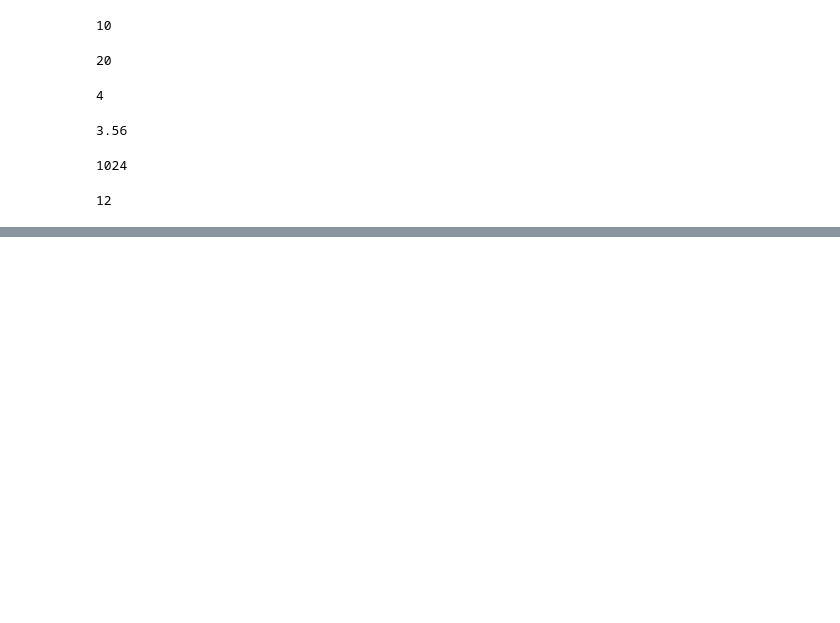
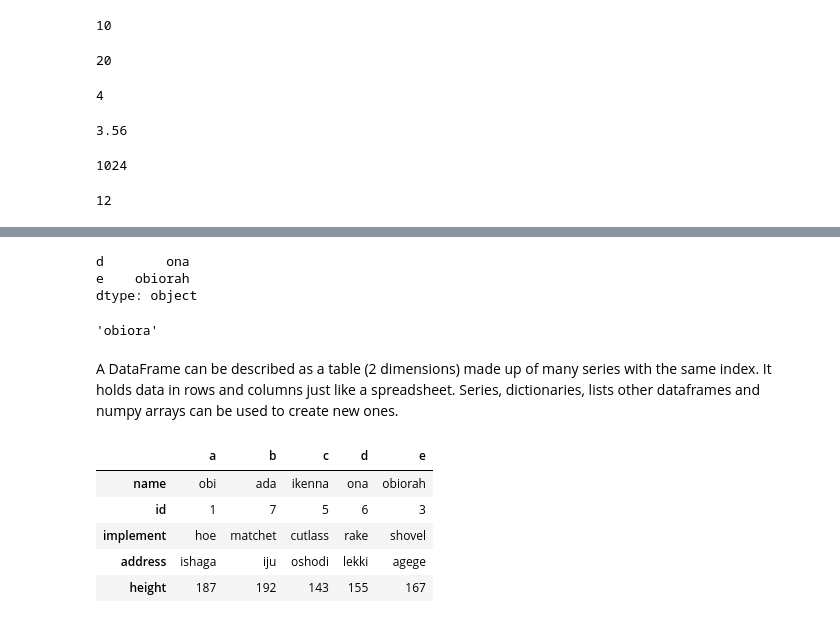
Before and after one commit to ndcharles/SGA08_DATASCI, a Jupyter notebook: Learning_.ipynb, the cells around one changed output, grey strips where cells are left out. Drawn from its saved outputs; the diff is of its cells as text; code cells hidden in the pictures; blank space fills up the shorter version.

```diff
--- a/Learning_.ipynb
+++ b/Learning_.ipynb
@@ -207,0 +425,28 @@ len('mathem atics')
+# %%
+new1[3:]
+# %% [output]
+d        ona
+e    obiorah
+dtype: object
+# %%
+new['d']
+# %% [output]
+'obiora'
+# %% [markdown]
+A DataFrame can be described as a table (2 dimensions) made up of many series with the same index. It holds data in rows and columns just like a spreadsheet. Series, dictionaries, lists other dataframes and numpy arrays can be used to create new ones.
+# %%
+df = [['obi', 'ada', 'ikenna', 'ona', 'obiorah'],
+      [1, 7, 5, 6, 3], ['hoe', 'matchet', 'cutlass', 'rake', 'shovel'],
+      ['ishaga', 'iju', 'oshodi', 'lekki', 'agege'], [187, 192, 143, 155, 167]]
+# %%
+df1 = pd.DataFrame(df, columns=['a', 'b', 'c', 'd', 'e'],
+                   index=['name', 'id', 'implement', 'address', 'height'])
+# %%
+df1
+# %% [output]
+|  | a | b | c | d | e |
+| name | obi | ada | ikenna | ona | obiorah |
+| id | 1 | 7 | 5 | 6 | 3 |
+| implement | hoe | matchet | cutlass | rake | shovel |
+| address | ishaga | iju | oshodi | lekki | agege |
+| height | 187 | 192 | 143 | 155 | 167 |
```
Also changed, not shown: parts of 78 cells of this notebook, 4 other files.
